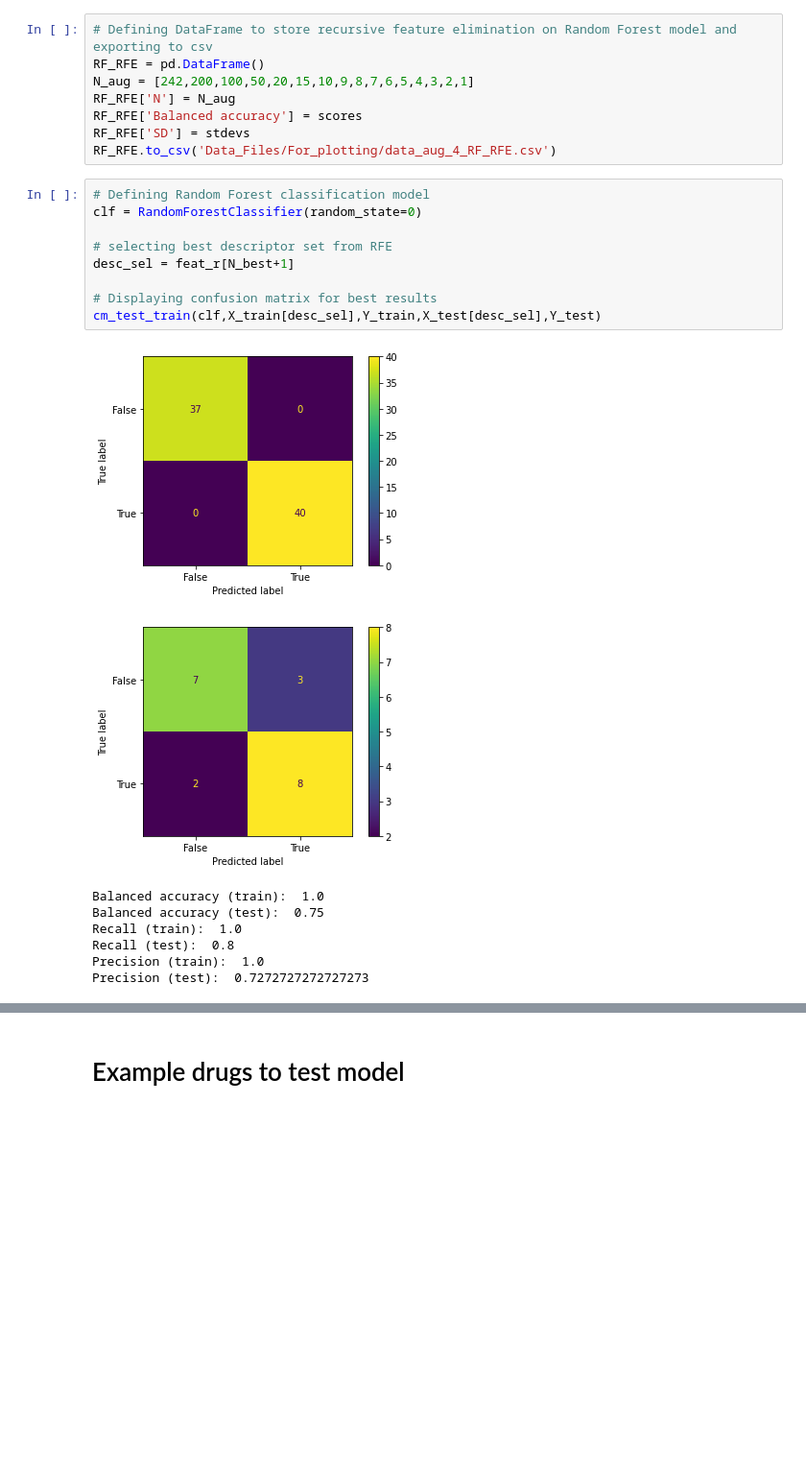
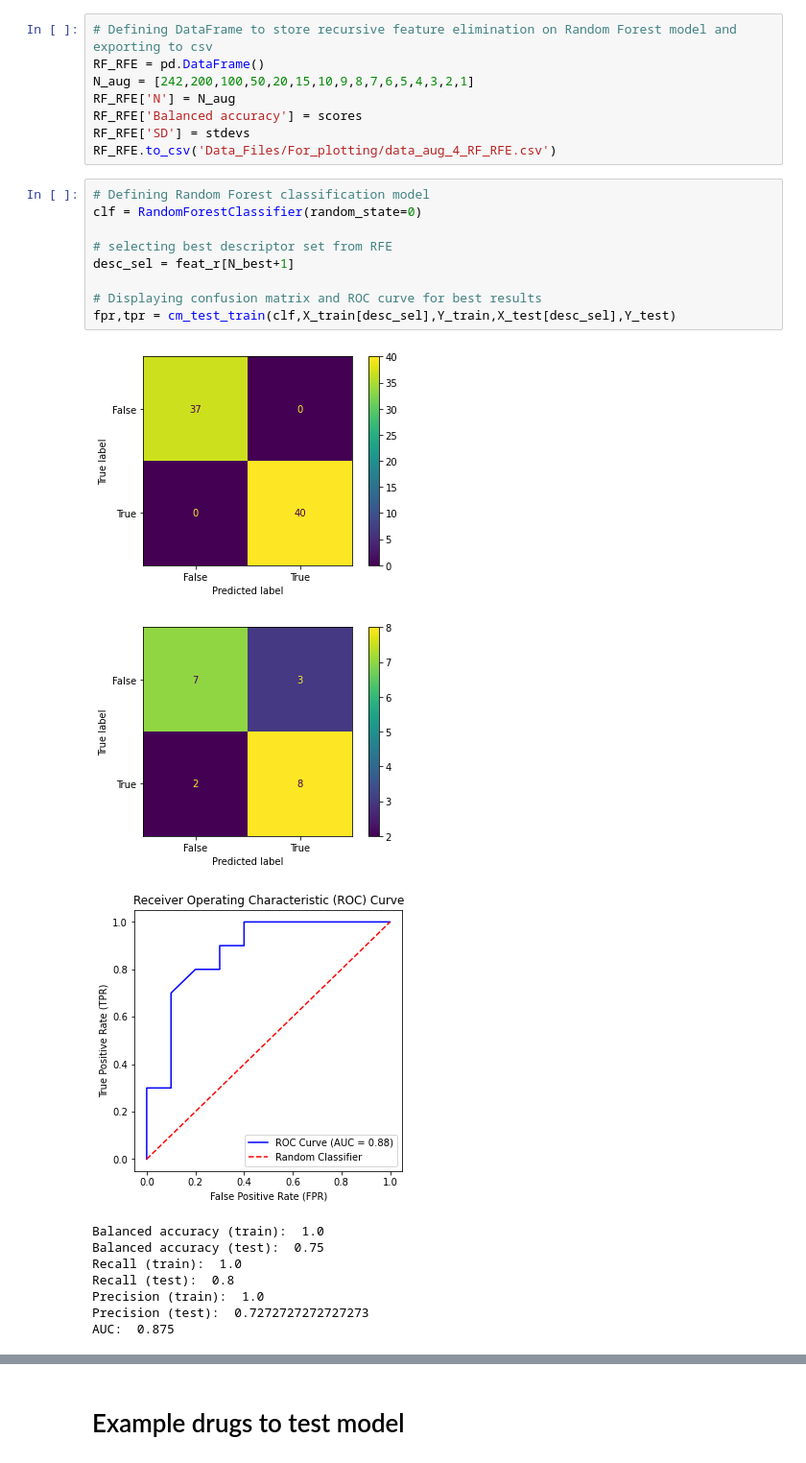
Before and after one commit to kaislaughter/Ionizable_drug_siRNA_complexation, a Jupyter notebook: 8. Classification of siRNA complexing drugs.ipynb, the cells around one changed output, grey strips where cells are left out. Shown at 96% size. Saved outputs shown, nothing was run; the diff lists cells and outputs as text; blank space fills up the shorter version.

```diff
--- a/8. Classification of siRNA complexing drugs.ipynb
+++ b/8. Classification of siRNA complexing drugs.ipynb
@@ -1067,21 +1118,23 @@ RF_RFE.to_csv('Data_Files/For_plotting/data_aug_4_RF_RFE.csv')
 # %%
 # Defining Random Forest classification model
 clf = RandomForestClassifier(random_state=0)
 
 # selecting best descriptor set from RFE
 desc_sel = feat_r[N_best+1]
 
-# Displaying confusion matrix for best results
-cm_test_train(clf,X_train[desc_sel],Y_train,X_test[desc_sel],Y_test)
+# Displaying confusion matrix and ROC curve for best results
+fpr,tpr = cm_test_train(clf,X_train[desc_sel],Y_train,X_test[desc_sel],Y_test)
 # %% [output]
 [figure]
 [figure]
+[figure, added]
 Balanced accuracy (train):  1.0
 Balanced accuracy (test):  0.75
 Recall (train):  1.0
 Recall (test):  0.8
 Precision (train):  1.0
 Precision (test):  0.7272727272727273
+AUC:  0.875
 # %%
 # Permutation importance to rank features
 
```
Also changed, not shown: parts of 21 cells of this notebook.
